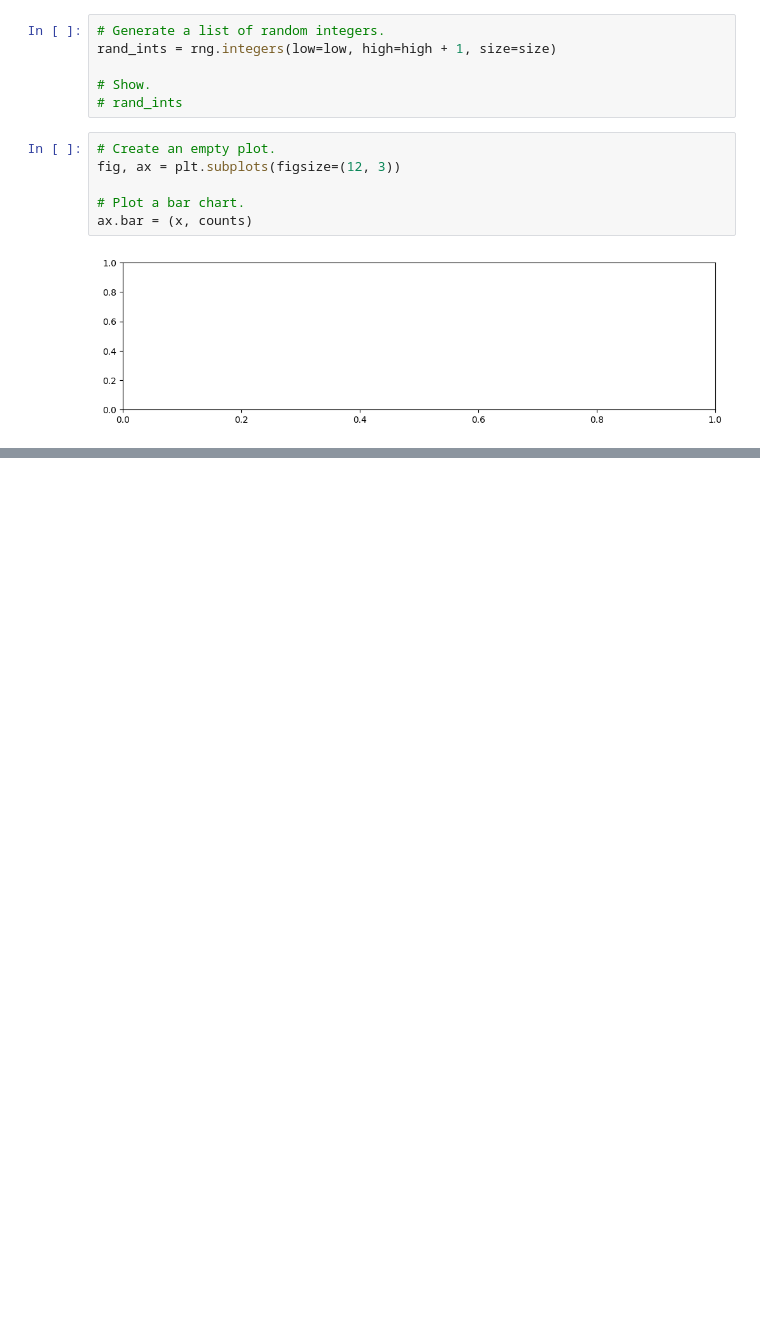
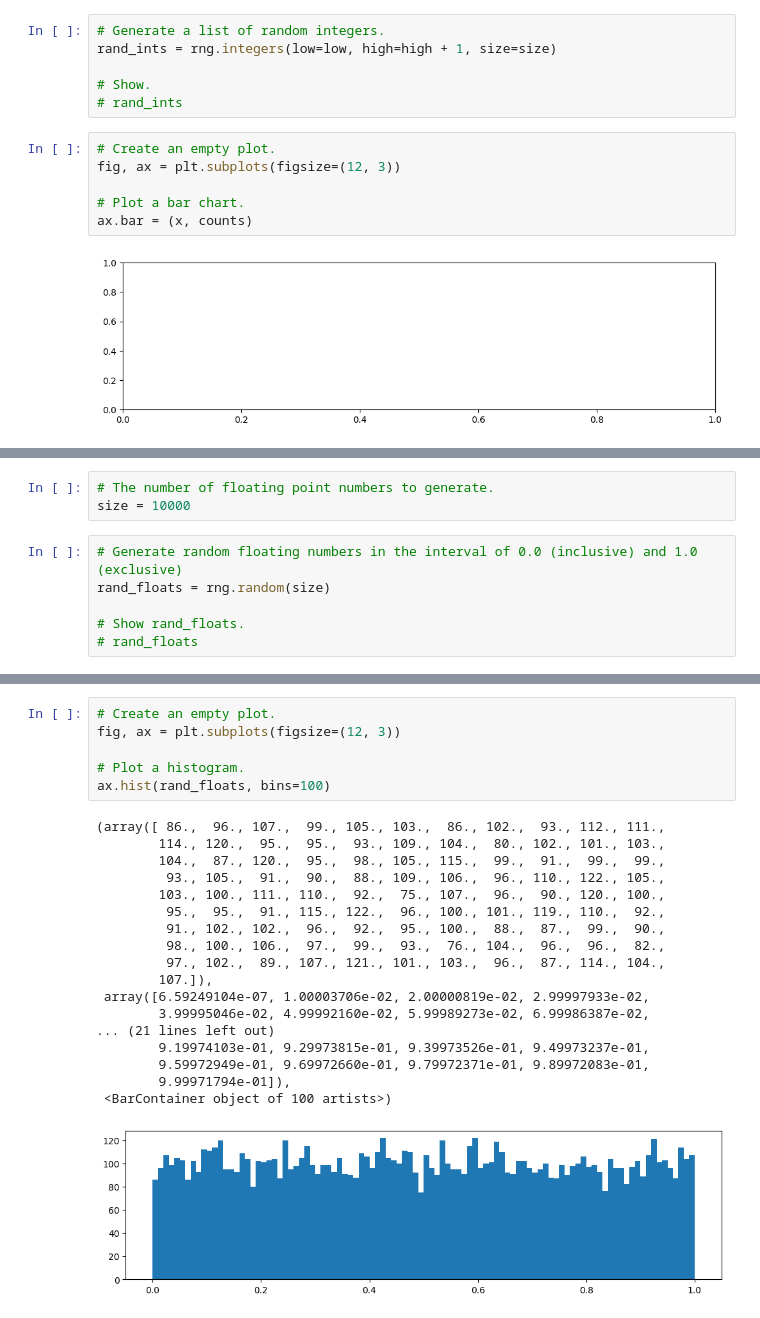
Before and after one commit to AndreaCignoni/FundamentalsOfDataAnalysis, a Jupyter notebook: numpy_random.ipynb, the cells around one changed output, grey strips where cells are left out. Cells and saved outputs as stored; diff of their text form; blank space fills up the shorter version.

```diff
--- a/numpy_random.ipynb
+++ b/numpy_random.ipynb
@@ -171,0 +172,9 @@ ax.bar = (x, counts)
+# %%
+# The number of floating point numbers to generate.
+size = 10000
+# %%
+# Generate random floating numbers in the interval of 0.0 (inclusive) and 1.0 (exclusive)
+rand_floats = rng.random(size)
+
+# Show rand_floats.
+# rand_floats
@@ -171,0 +191,25 @@ ax.bar = (x, counts)
+# %%
+# Create an empty plot.
+fig, ax = plt.subplots(figsize=(12, 3))
+
+# Plot a histogram.
+ax.hist(rand_floats, bins=100)
+# %% [output]
+(array([ 86.,  96., 107.,  99., 105., 103.,  86., 102.,  93., 112., 111.,
+        114., 120.,  95.,  95.,  93., 109., 104.,  80., 102., 101., 103.,
+        104.,  87., 120.,  95.,  98., 105., 115.,  99.,  91.,  99.,  99.,
+         93., 105.,  91.,  90.,  88., 109., 106.,  96., 110., 122., 105.,
+        103., 100., 111., 110.,  92.,  75., 107.,  96.,  90., 120., 100.,
+         95.,  95.,  91., 115., 122.,  96., 100., 101., 119., 110.,  92.,
+         91., 102., 102.,  96.,  92.,  95., 100.,  88.,  87.,  99.,  90.,
+         98., 100., 106.,  97.,  99.,  93.,  76., 104.,  96.,  96.,  82.,
+         97., 102.,  89., 107., 121., 101., 103.,  96.,  87., 114., 104.,
+        107.]),
+ array([6.59249104e-07, 1.00003706e-02, 2.00000819e-02, 2.99997933e-02,
+        3.99995046e-02, 4.99992160e-02, 5.99989273e-02, 6.99986387e-02,
+... (21 lines left out)
+        9.19974103e-01, 9.29973815e-01, 9.39973526e-01, 9.49973237e-01,
+        9.59972949e-01, 9.69972660e-01, 9.79972371e-01, 9.89972083e-01,
+        9.99971794e-01]),
+ <BarContainer object of 100 artists>)
+[figure, added]
```
Also changed, not shown: parts of 7 cells of this notebook.
